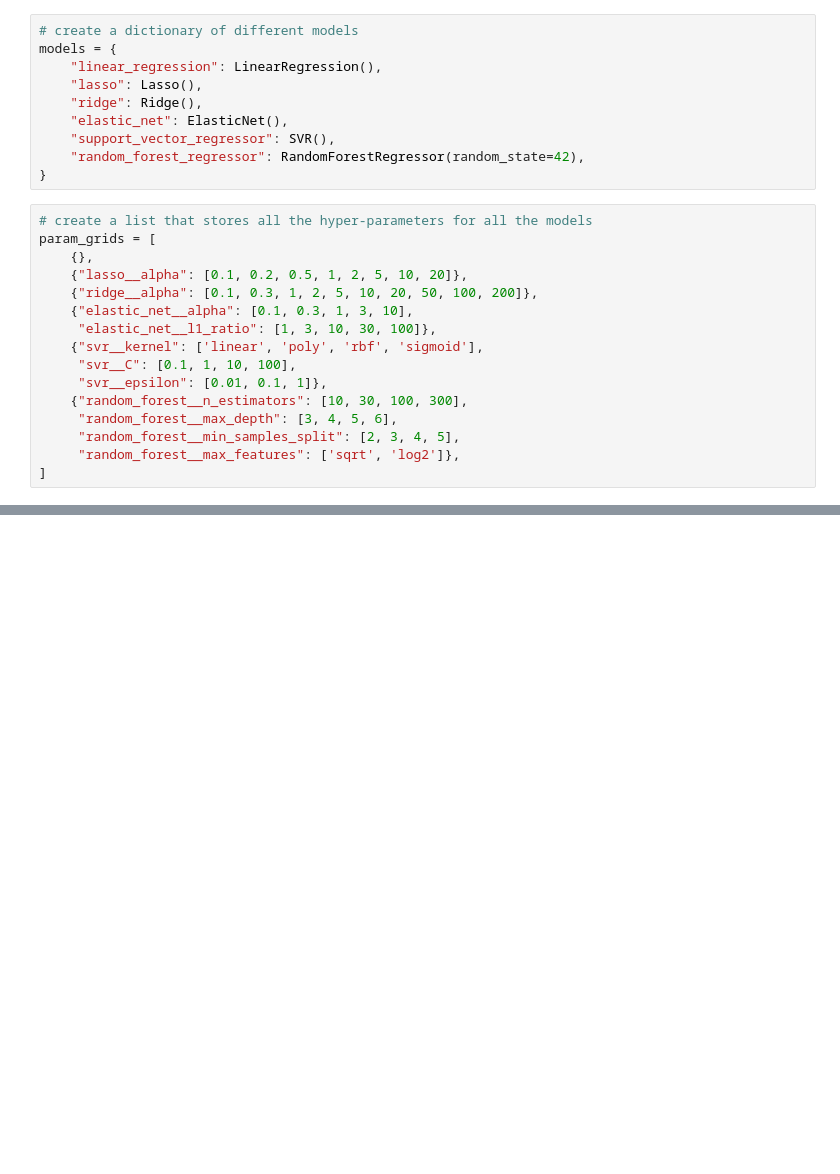
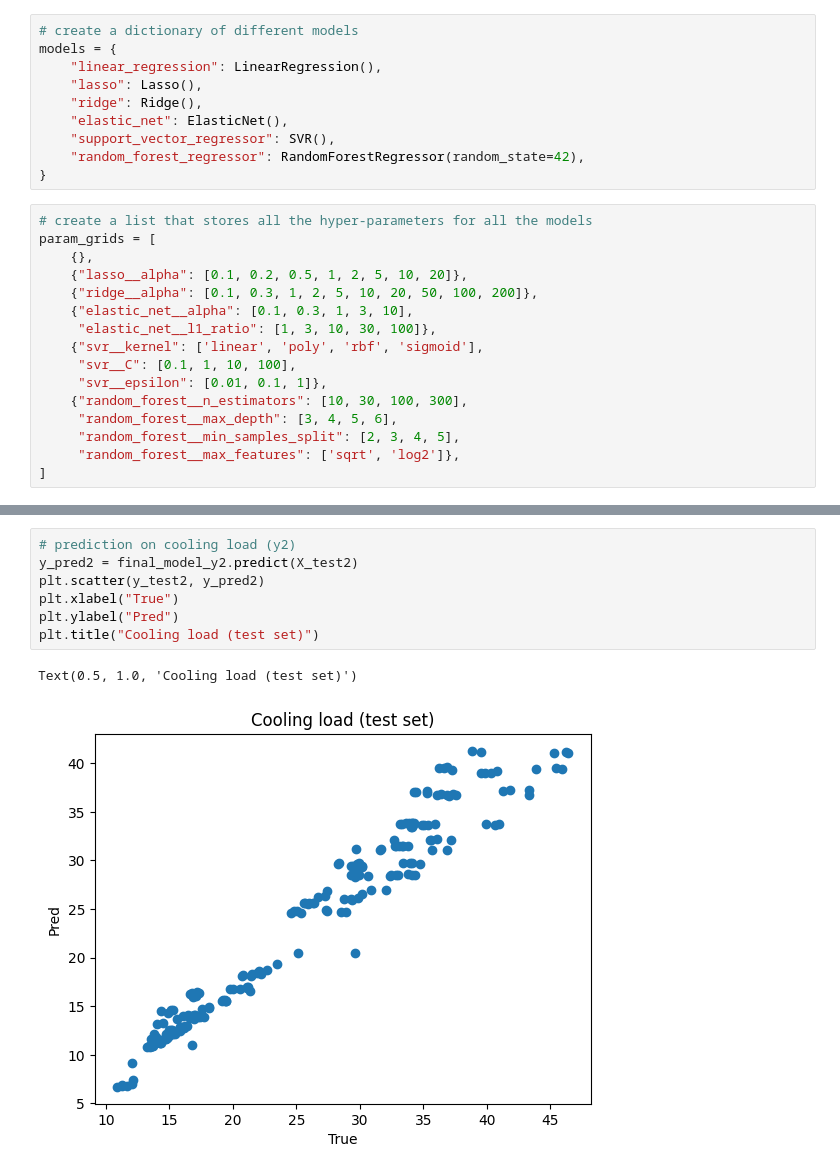
Before and after one commit to ShuoLi0208/Building-Load-Prediction, a Jupyter notebook: notebook/model_training.ipynb, the cells around one changed output, grey strips where cells are left out. Cells and saved outputs as stored; diff of their text form; blank space fills up the shorter version.

```diff
--- a/notebook/model_training.ipynb
+++ b/notebook/model_training.ipynb
@@ -231,0 +271,10 @@ pd.DataFrame(list(zip(model_list, rmse1_list)), columns=['Model Name', 'RMSE']).
+# %%
+# prediction on cooling load (y2)
+y_pred2 = final_model_y2.predict(X_test2)
+plt.scatter(y_test2, y_pred2)
+plt.xlabel("True")
+plt.ylabel("Pred")
+plt.title("Cooling load (test set)")
+# %% [output]
+Text(0.5, 1.0, 'Cooling load (test set)')
+[figure, added]
```
Also changed, not shown: parts of 6 cells of this notebook.
